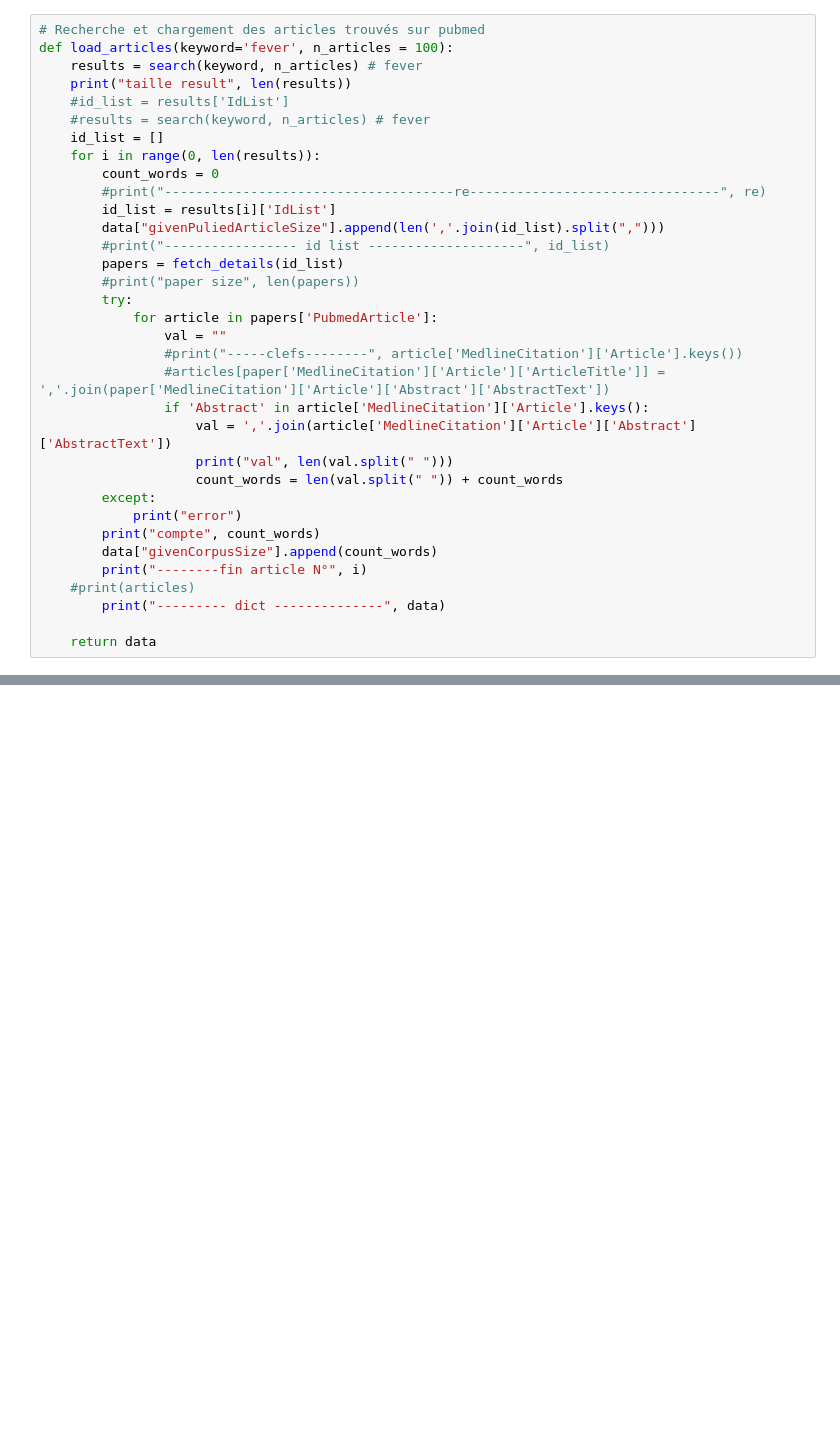
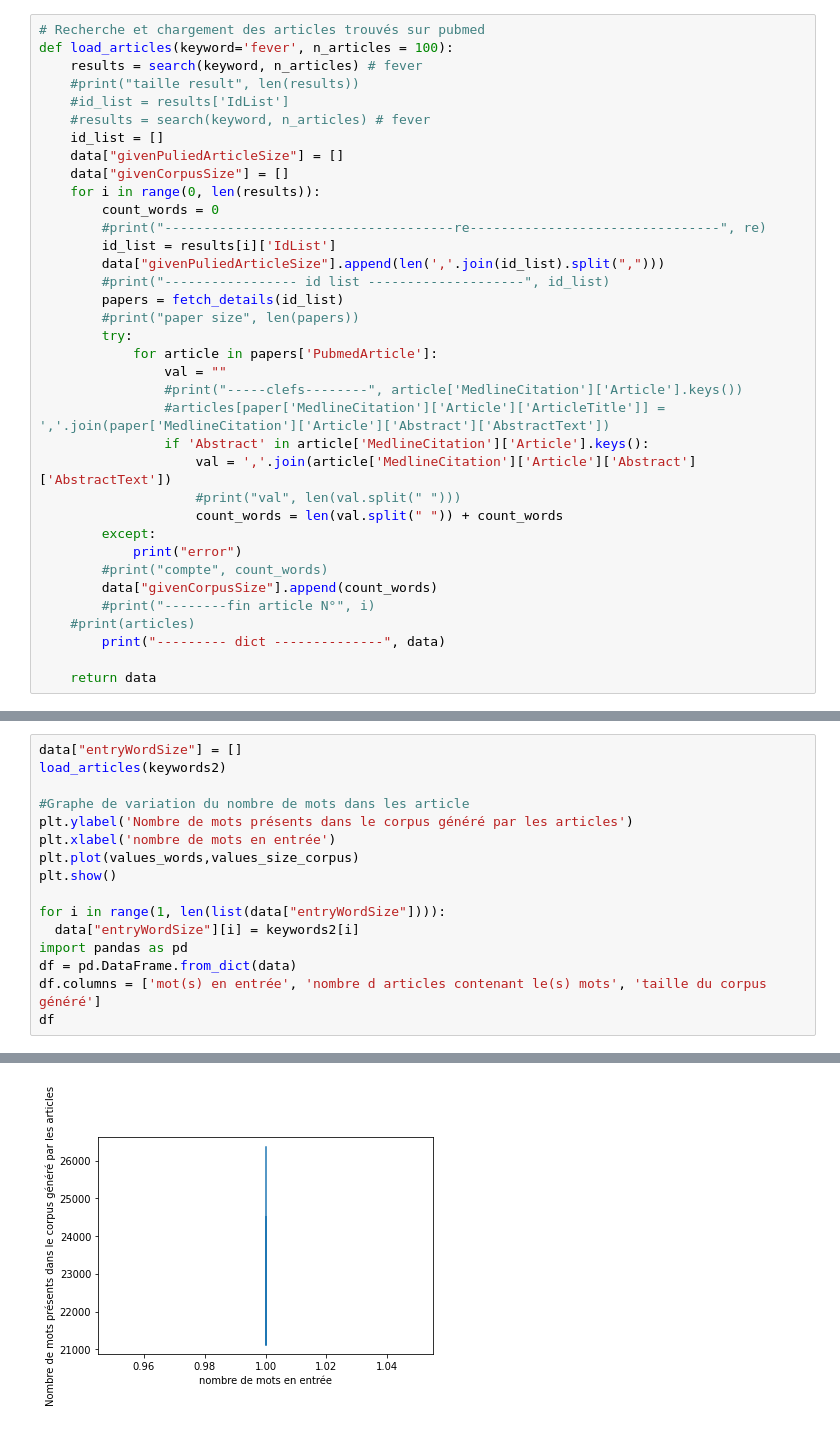
Before and after one commit to armelsanou/projetTer2022, a Jupyter notebook: variation_corpus_en_fonction_taille.ipynb, the cells around one changed output, grey strips where cells are left out. Saved outputs shown, nothing was run; the diff lists cells and outputs as text; blank space fills up the shorter version.

```diff
--- a/variation_corpus_en_fonction_taille.ipynb
+++ b/variation_corpus_en_fonction_taille.ipynb
@@ -38,10 +73,12 @@ def fetch_details(id_list):
 # Recherche et chargement des articles trouvés sur pubmed
 def load_articles(keyword='fever', n_articles = 100):
 	results = search(keyword, n_articles) # fever
-	print("taille result", len(results))
+	#print("taille result", len(results))
 	#id_list = results['IdList']
 	#results = search(keyword, n_articles) # fever
 	id_list = []
+	data["givenPuliedArticleSize"] = []
+	data["givenCorpusSize"] = []
 	for i in range(0, len(results)):
 		count_words = 0
 		#print("-------------------------------------re--------------------------------", re)
@@ -57,13 +94,13 @@ def load_articles(keyword='fever', n_articles = 100):
 				#articles[paper['MedlineCitation']['Article']['ArticleTitle']] = ','.join(paper['MedlineCitation']['Article']['Abstract']['AbstractText'])
 				if 'Abstract' in article['MedlineCitation']['Article'].keys():
 					val = ','.join(article['MedlineCitation']['Article']['Abstract']['AbstractText'])
-					print("val", len(val.split(" ")))
+					#print("val", len(val.split(" ")))
 					count_words = len(val.split(" ")) + count_words
 		except:
 			print("error")
-		print("compte", count_words)
+		#print("compte", count_words)
 		data["givenCorpusSize"].append(count_words)
-		print("--------fin article N°", i)
+		#print("--------fin article N°", i)
 	#print(articles)
 		print("--------- dict --------------", data)
 
@@ -129,0 +156,17 @@ plt.show()
+# %%
+data["entryWordSize"] = []
+load_articles(keywords2)
+
+#Graphe de variation du nombre de mots dans les article
+plt.ylabel('Nombre de mots présents dans le corpus généré par les articles')
+plt.xlabel('nombre de mots en entrée')
+plt.plot(values_words,values_size_corpus)
+plt.show()
+
+for i in range(1, len(list(data["entryWordSize"]))):
+  data["entryWordSize"][i] = keywords2[i]
+import pandas as pd
+df = pd.DataFrame.from_dict(data)
+df.columns = ['mot(s) en entrée', 'nombre d articles contenant le(s) mots', 'taille du corpus généré']
+df
+# %% [output]
@@ -129,0 +179 @@ plt.show()
+[figure, added]
```
Also changed, not shown: parts of 21 cells of this notebook.
